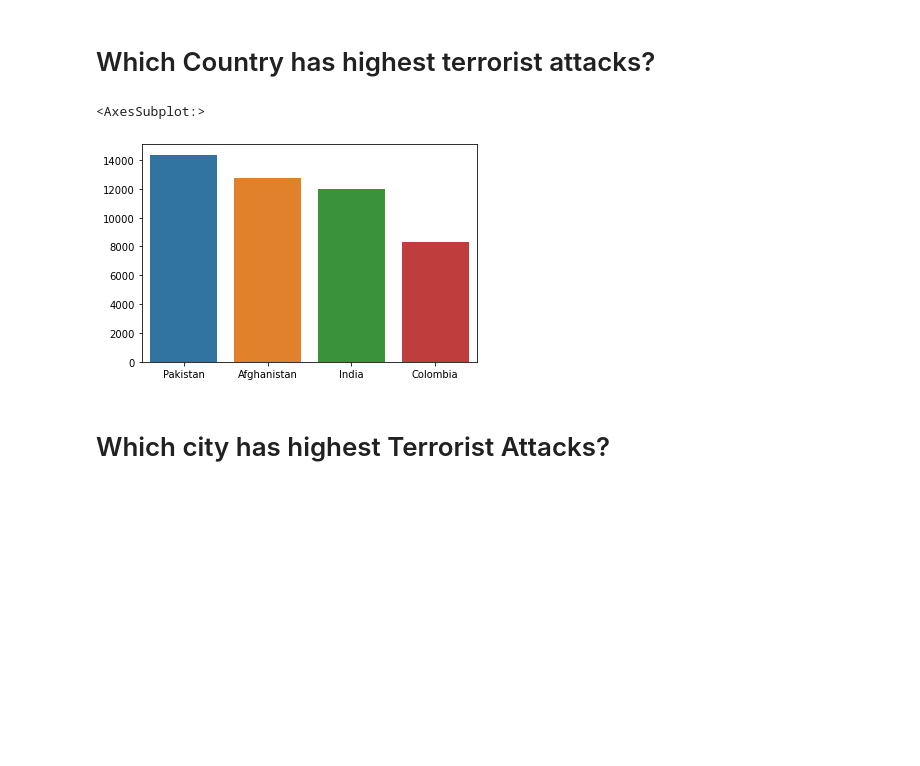
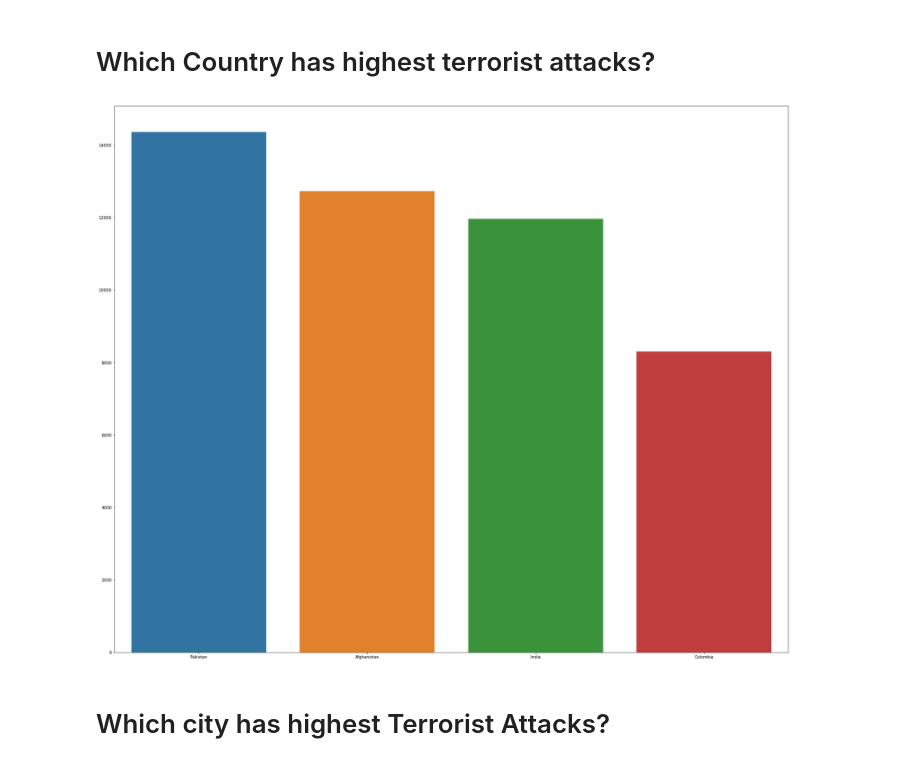
Before and after one commit to rohan821101/GlobalTerrorismData, a Jupyter notebook: Global Terrorism Data Analysis.ipynb, the cells around one changed output. Drawn from its saved outputs; the diff is of its cells as text; code cells hidden in the pictures; blank space fills up the shorter version.

```diff
--- a/Global Terrorism Data Analysis.ipynb
+++ b/Global Terrorism Data Analysis.ipynb
@@ -194,10 +194,13 @@ Name: Country, Length: 205, dtype: int64
 # %% [markdown]
 # Which Country has highest terrorist attacks?
 # %%
-sb.barplot(data['Country'].value_counts()[1:5].index,data['Country'].value_counts()[1:5].values)
+fig, ax = plt.subplots(figsize=(30,25))
+x = data['Country'].value_counts()[1:5].index
+y = data['Country'].value_counts()[1:5].values
+sb.barplot(x,y,ax=ax)
+plt.show()
 # %% [output]
-<AxesSubplot:>
-[figure, old version]
+[figure, new version]
 # %% [markdown]
 # Which city has highest Terrorist Attacks?
 # %%
```
Also changed, not shown: parts of 2 cells of this notebook.
